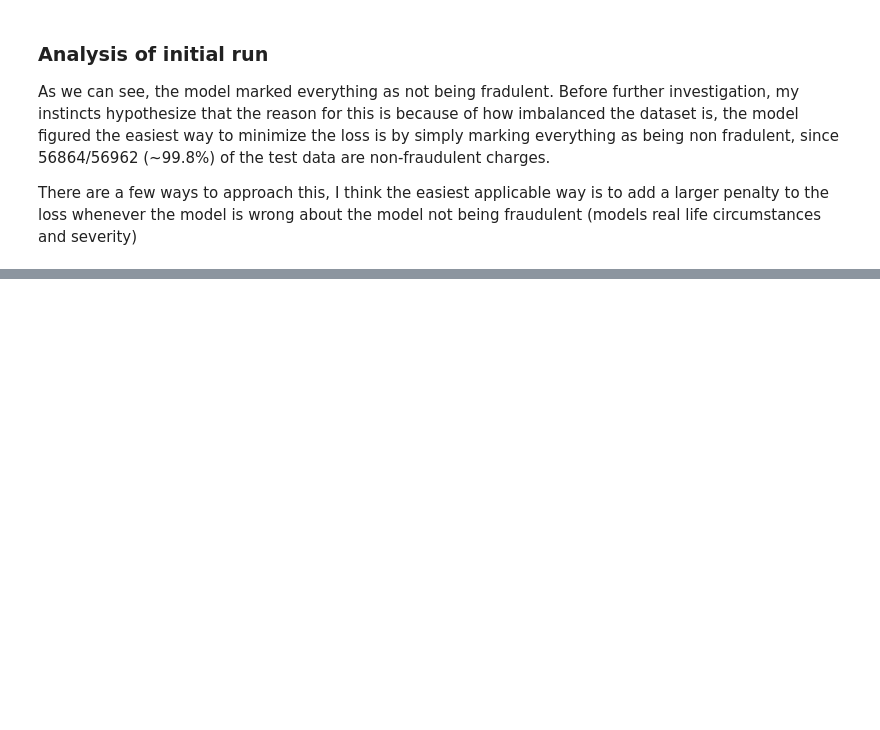
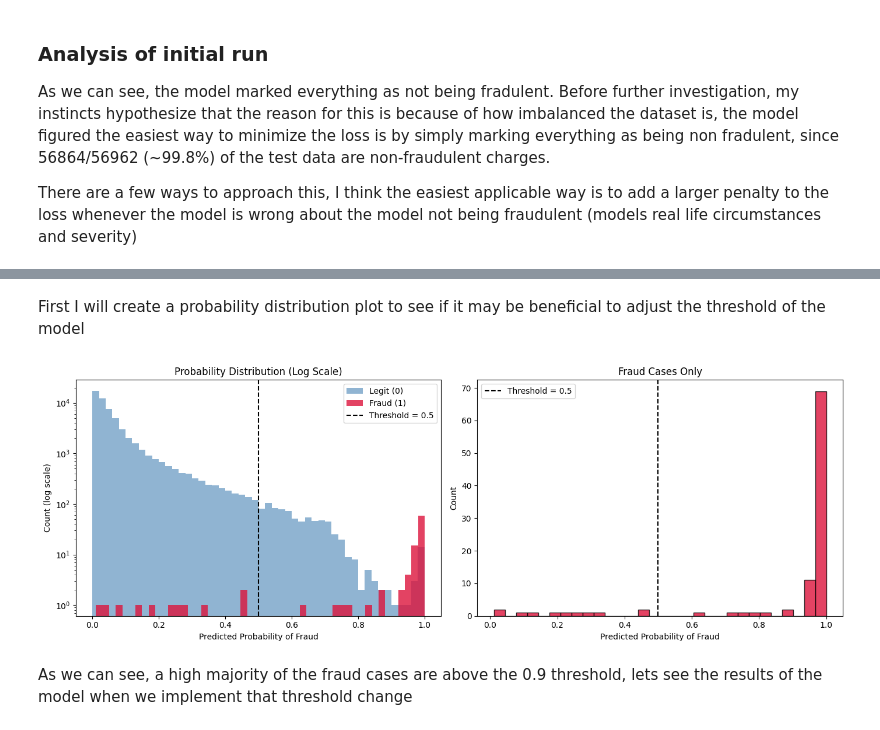
Before and after one commit to Parmnoor/DL-Projects-and-Practice, a Jupyter notebook: Projects/Credit_Card_Fraud_Project/CC_Fraud.ipynb, the cells around one changed output, grey strips where cells are left out. Cells and saved outputs as stored; diff of their text form; code cells hidden in the pictures; blank space fills up the shorter version.

Commit message:
Make amendments to improve accuracy of model

```diff
--- a/Projects/Credit_Card_Fraud_Project/CC_Fraud.ipynb
+++ b/Projects/Credit_Card_Fraud_Project/CC_Fraud.ipynb
@@ -150,0 +200,15 @@ There are a few ways to approach this, I think the easiest applicable way is to
+# %%
+#Evaluate the results again
+
+from sklearn.metrics import classification_report, confusion_matrix, roc_auc_score
+
+model.eval()
+
+with torch.no_grad():
+    test_logits = model(X_test_tensor)
+    probabilities = torch.sigmoid(test_logits)
+    predictions = (probabilities >= 0.5).int()
+
+print(confusion_matrix(y_test_tensor.numpy(), predictions.numpy()))
+print(classification_report(y_test_tensor.numpy(), predictions.numpy()))
+print("ROC AUC:", roc_auc_score(y_test_tensor.numpy(), probabilities.numpy()))
@@ -150,0 +234,36 @@ There are a few ways to approach this, I think the easiest applicable way is to
+# %% [markdown]
+First I will create a probability distribution plot to see if it may be beneficial to adjust the threshold of the model
+# %%
+# Separate probabilities by true class
+fraud_probs = probabilities.numpy()[y_test_tensor.numpy() == 1]
+legit_probs = probabilities.numpy()[y_test_tensor.numpy() == 0]
+
+fig, axes = plt.subplots(1, 2, figsize=(14, 5))
+
+# Plot 1: Probability Distribution
+axes[0].hist(legit_probs, bins=50, alpha=0.6, color='steelblue', label='Legit (0)')
+axes[0].hist(fraud_probs, bins=50, alpha=0.8, color='crimson', label='Fraud (1)')
+axes[0].axvline(x=0.5, color='black', linestyle='--', label='Threshold = 0.5')
+axes[0].set_yscale('log')  # log scale so fraud bars are visible
+axes[0].set_xlabel('Predicted Probability of Fraud')
+axes[0].set_ylabel('Count (log scale)')
+axes[0].set_title('Probability Distribution (Log Scale)')
+axes[0].legend()
+
+
+# Plot 2: Recall vs Precision across thresholds
+from sklearn.metrics import precision_recall_curve
+
+axes[1].hist(fraud_probs, bins=30, color='crimson', alpha=0.8, edgecolor='black')
+axes[1].axvline(x=0.5, color='black', linestyle='--', label='Threshold = 0.5')
+axes[1].set_xlabel('Predicted Probability of Fraud')
+axes[1].set_ylabel('Count')
+axes[1].set_title('Fraud Cases Only')
+axes[1].legend()
+
+plt.tight_layout()
+plt.show()
+# %% [output]
+[figure, added]
+# %% [markdown]
+As we can see, a high majority of the fraud cases are above the 0.9 threshold, lets see the results of the model when we implement that threshold change
```
Also changed, not shown: parts of 18 cells of this notebook.
